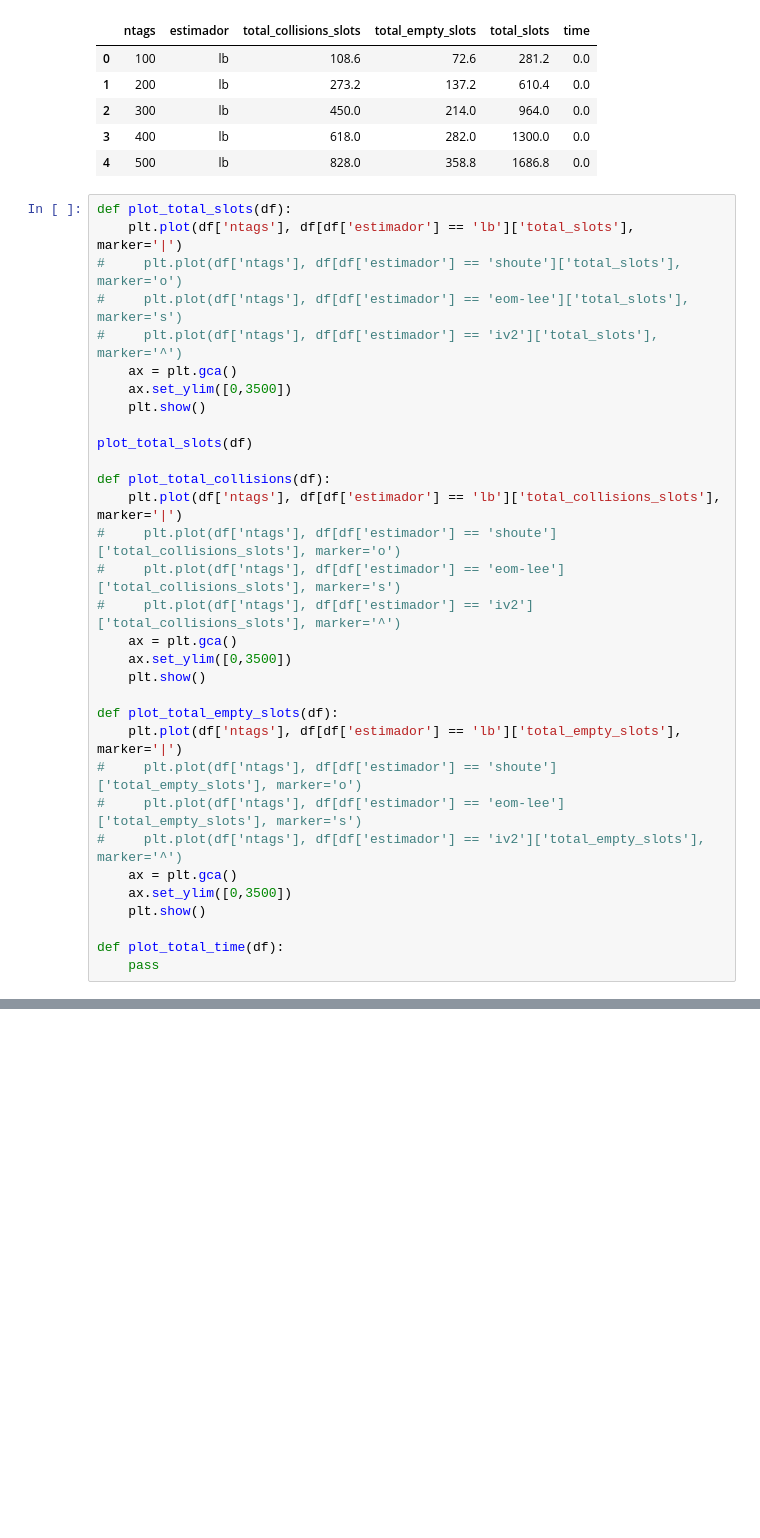
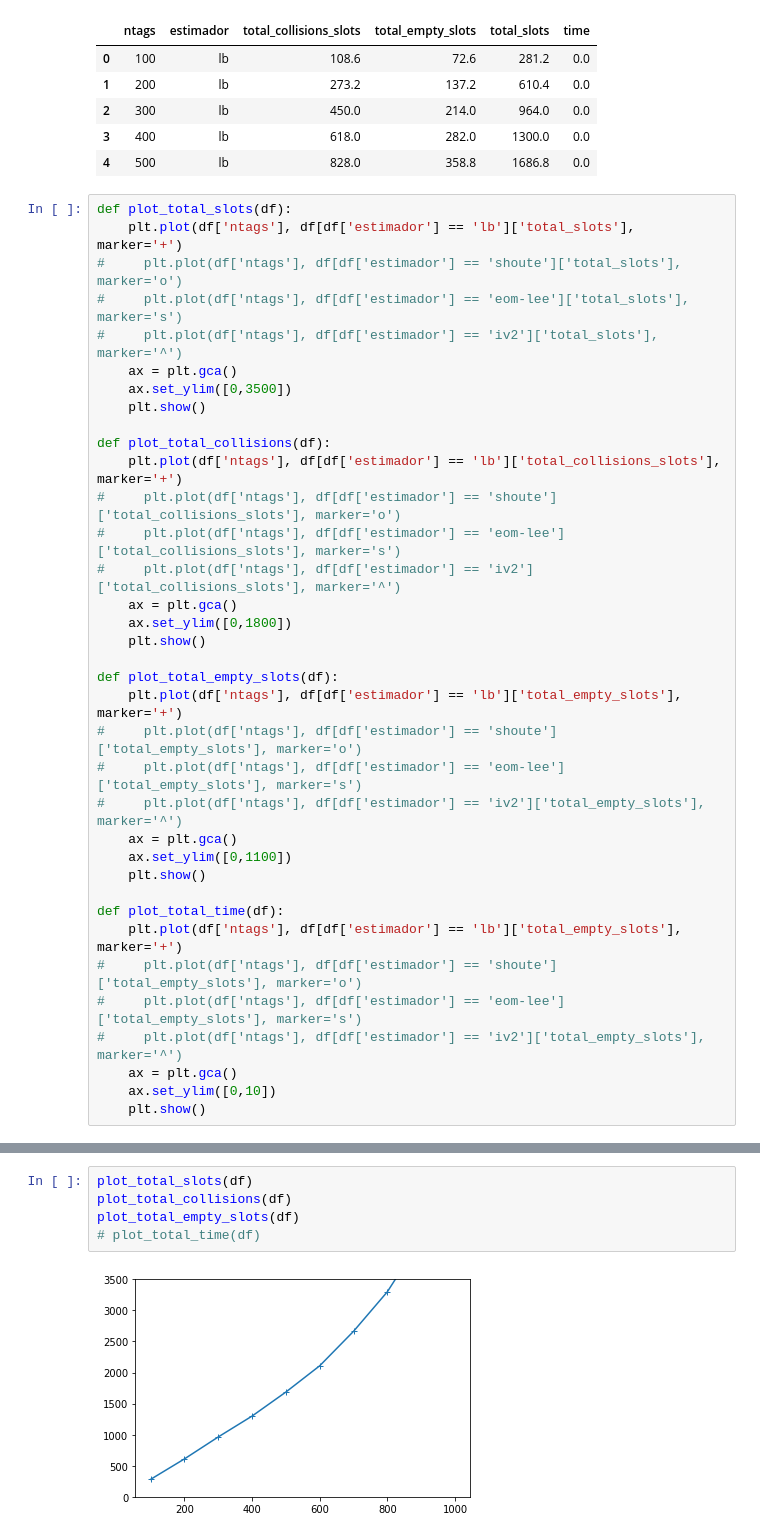
Before and after one commit to vitorcodesalittle/simulador-dfsa, a Jupyter notebook: plots/Untitled.ipynb, the cells around one changed output, grey strips where cells are left out. Cells and saved outputs as stored; diff of their text form; blank space fills up the shorter version.

Commit message:
add plots notebook

```diff
--- a/plots/Untitled.ipynb
+++ b/plots/Untitled.ipynb
@@ -21,7 +21,7 @@ df.head()
 | 4 | 500 | lb | 828.0 | 358.8 | 1686.8 | 0.0 |
 # %%
 def plot_total_slots(df):
-    plt.plot(df['ntags'], df[df['estimador'] == 'lb']['total_slots'], marker='|')
+    plt.plot(df['ntags'], df[df['estimador'] == 'lb']['total_slots'], marker='+')
 #     plt.plot(df['ntags'], df[df['estimador'] == 'shoute']['total_slots'], marker='o')
 #     plt.plot(df['ntags'], df[df['estimador'] == 'eom-lee']['total_slots'], marker='s')
 #     plt.plot(df['ntags'], df[df['estimador'] == 'iv2']['total_slots'], marker='^')
@@ -29,25 +29,29 @@ def plot_total_slots(df):
     ax.set_ylim([0,3500])
     plt.show()
 
-plot_total_slots(df)
-
 def plot_total_collisions(df):
-    plt.plot(df['ntags'], df[df['estimador'] == 'lb']['total_collisions_slots'], marker='|')
+    plt.plot(df['ntags'], df[df['estimador'] == 'lb']['total_collisions_slots'], marker='+')
 #     plt.plot(df['ntags'], df[df['estimador'] == 'shoute']['total_collisions_slots'], marker='o')
 #     plt.plot(df['ntags'], df[df['estimador'] == 'eom-lee']['total_collisions_slots'], marker='s')
 #     plt.plot(df['ntags'], df[df['estimador'] == 'iv2']['total_collisions_slots'], marker='^')
     ax = plt.gca()
-    ax.set_ylim([0,3500])
+    ax.set_ylim([0,1800])
     plt.show()
 
 def plot_total_empty_slots(df):
-    plt.plot(df['ntags'], df[df['estimador'] == 'lb']['total_empty_slots'], marker='|')
+    plt.plot(df['ntags'], df[df['estimador'] == 'lb']['total_empty_slots'], marker='+')
 #     plt.plot(df['ntags'], df[df['estimador'] == 'shoute']['total_empty_slots'], marker='o')
 #     plt.plot(df['ntags'], df[df['estimador'] == 'eom-lee']['total_empty_slots'], marker='s')
 #     plt.plot(df['ntags'], df[df['estimador'] == 'iv2']['total_empty_slots'], marker='^')
     ax = plt.gca()
-    ax.set_ylim([0,3500])
+    ax.set_ylim([0,1100])
     plt.show()
 
 def plot_total_time(df):
-    pass
+    plt.plot(df['ntags'], df[df['estimador'] == 'lb']['total_empty_slots'], marker='+')
+#     plt.plot(df['ntags'], df[df['estimador'] == 'shoute']['total_empty_slots'], marker='o')
+#     plt.plot(df['ntags'], df[df['estimador'] == 'eom-lee']['total_empty_slots'], marker='s')
+#     plt.plot(df['ntags'], df[df['estimador'] == 'iv2']['total_empty_slots'], marker='^')
+    ax = plt.gca()
+    ax.set_ylim([0,10])
+    plt.show()
@@ -55,0 +58,7 @@ def plot_total_time(df):
+# %%
+plot_total_slots(df)
+plot_total_collisions(df)
+plot_total_empty_slots(df)
+# plot_total_time(df)
+# %% [output]
+[figure, added]
```
Also changed, not shown: parts of 2 cells of this notebook, 2 other files.
